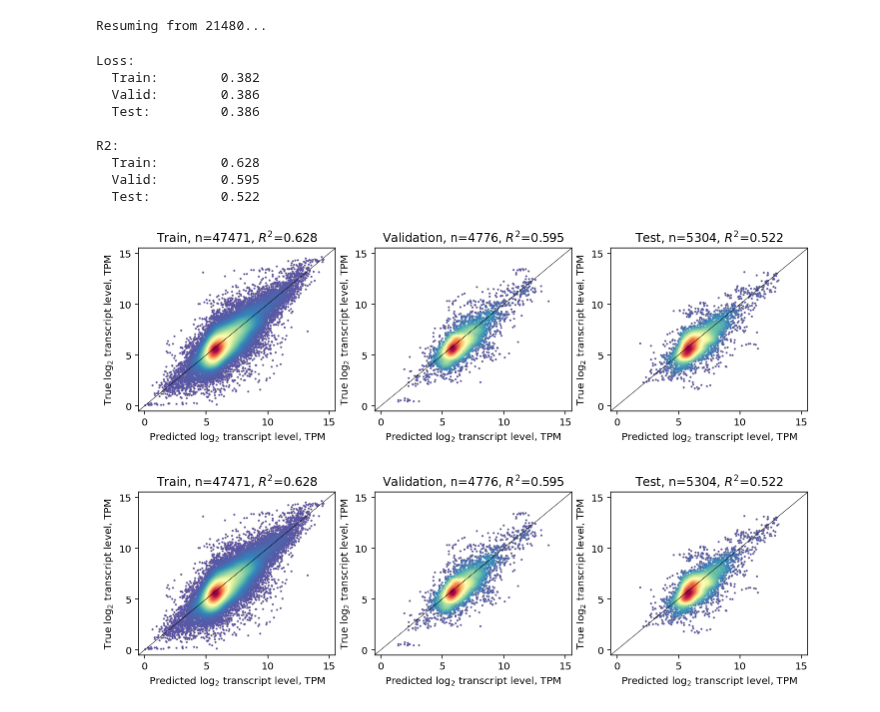
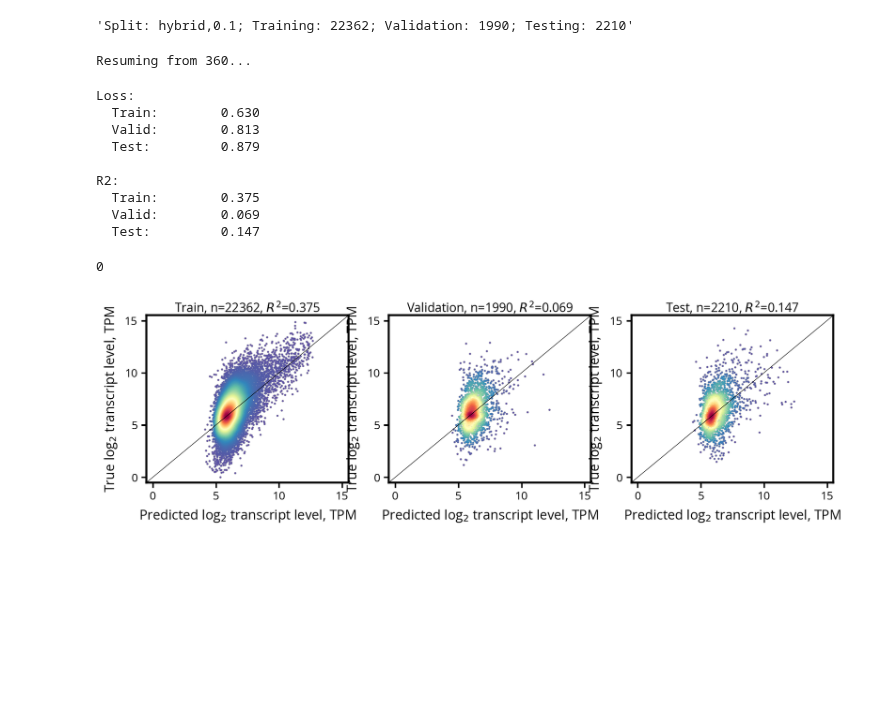
Before and after one commit to HarteminkLab/chromatin-transformers, a Jupyter notebook: Early validation stop analysis.ipynb, the cells around one changed output. Cells and saved outputs as stored; diff of their text form; code cells hidden in the pictures; blank space fills up the shorter version.

```diff
--- a/Early validation stop analysis.ipynb
+++ b/Early validation stop analysis.ipynb
@@ -13,14 +13,15 @@ import pandas as pd
 from src.data_loader import ViTDataLoader
 from src.vit_train import ViTTrainer, load_model_dir, load_model_config
 import importlib
-from src.vit_data import load_cell_cycle_data
+from src.vit_data import load_cd_data_24x128, load_cell_cycle_data
 
-out_dir = 'output/cell_cycle_24x128_random_orfs_simple_hybrid_20220610_156a'
+out_dir = 'output/cadmium_24x128_random_orfs_simple_hybrid_20220613_c898'
 config_path = f'{out_dir}/config'
 
 config = importlib.import_module(f"{config_path.replace('/', '.')}")
 vit = load_model_config(config)
-vit_data = load_cell_cycle_data()
+vit_data = load_cd_data_24x128()
 
-dataloader = ViTDataLoader(vit_data, split_type=config.SPLIT_TYPE, split_arg=config.SPLIT_ARG)
+dataloader = ViTDataLoader(vit_data, split_type=config.SPLIT_TYPE, split_arg=config.SPLIT_ARG,
+                           indices_path=f"{out_dir}/indices.csv")
 print(dataloader.split_repr())
@@ -34,23 +30,31 @@ TypeError: save_indices() missing 1 required positional argument: 'save_path'
+# %%
+trainer = ViTTrainer(vit, 'none',
+                     dataloader, resume=True, resume_path=out_dir)
+# %%
+trainer.dataloader.split_repr()
+# %% [output]
+'Split: hybrid,0.1; Training: 22362; Validation: 1990; Testing: 2210'
 # %%
 trainer.setup()
 # %% [output]
-Resuming from 21480...
+Resuming from 360...
 # %%
 trainer.compute_predictions_losses()
 # %%
 print(trainer.perf_str)
 # %% [output]
 Loss:
-  Train:        0.382
-  Valid:        0.386
-  Test:         0.386
+  Train:        0.630
+  Valid:        0.813
+  Test:         0.879
 
 R2:
-  Train:        0.628
-  Valid:        0.595
-  Test:         0.522
+  Train:        0.375
+  Valid:        0.069
+  Test:         0.147
 # %%
 trainer.plot_predictions()
+0
 # %% [output]
+0
-[figure, old version]
+[figure, new version]
-[figure, removed]
```
Also changed, not shown: parts of 11 cells of this notebook, 8 other files.
